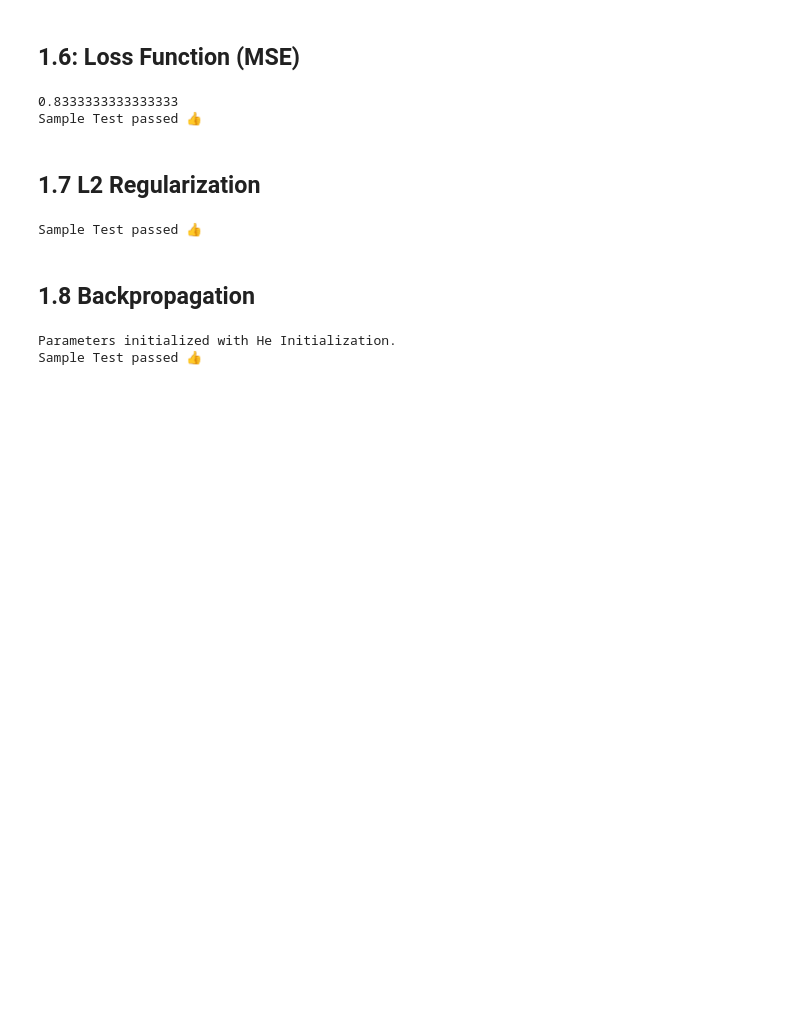
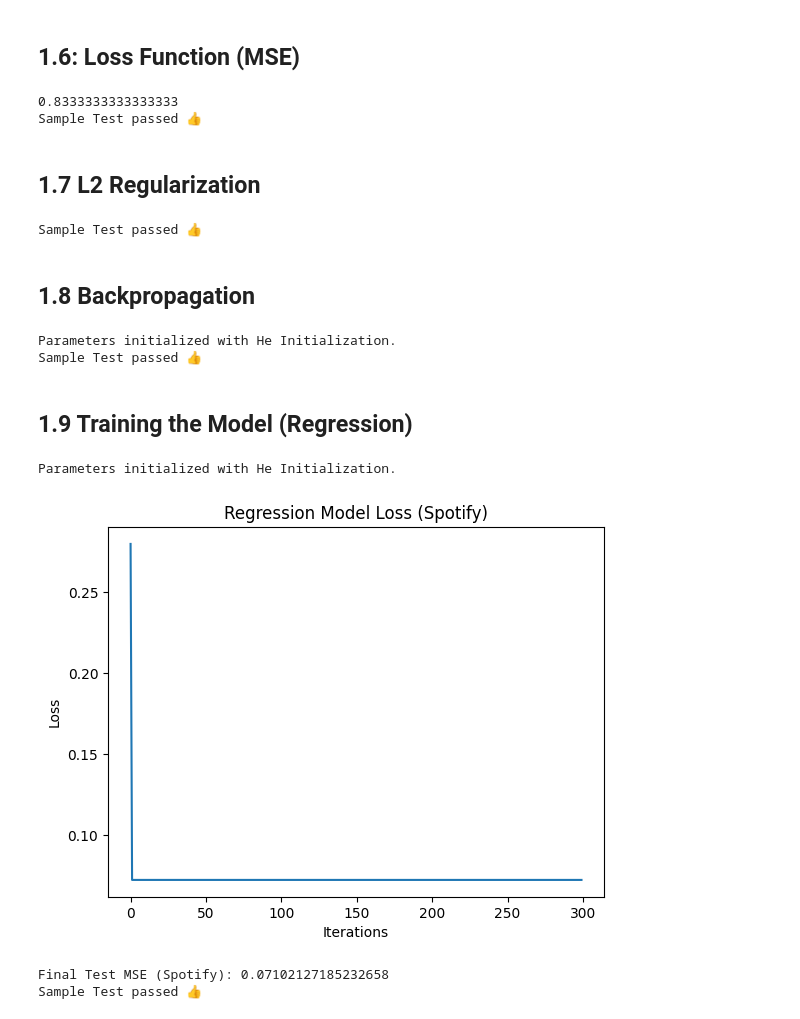
Before and after one commit to IlyaJahed2004/neural-networks-from-scratch, a Jupyter notebook: ANN_PROJECT.ipynb, the cells around one changed output. Cells and saved outputs as stored; diff of their text form; code cells hidden in the pictures; blank space fills up the shorter version.

Commit message:
Implement Stage 6 training loop and fix L2 regularization formulation

```diff
--- a/ANN_PROJECT.ipynb
+++ b/ANN_PROJECT.ipynb
@@ -257,7 +257,7 @@ def regularization_L2(lmbda, W1, W2, W3, W4, m):
     - reg_loss: The L2 regularization cost (scalar)
     '''
 
-    reg_loss = (lmbda/(2*m))*np.sum(np.linalg.norm(W1, axis=1)**2 + np.linalg.norm(W2, axis=1)**2 +np.linalg.norm(W3, axis=1)**2 + np.linalg.norm(W4, axis=1)**2)
+    reg_loss = (lmbda/(2*m))*(np.sum(W1**2)+ np.sum(W2**2)+ np.sum(W3**2)+ np.sum(W4**2))
     return reg_loss
 # %%
 # TEST CASE 1
@@ -344,3 +344,5 @@ print('Sample Test passed', '\U0001F44D')
 # %% [output]
 Parameters initialized with He Initialization.
 Sample Test passed 👍
+# %% [markdown]
+## 1.9 Training the Model (Regression)
@@ -346,0 +387,29 @@ Sample Test passed 👍
+# %%
+I = x_train_reg.shape[0]
+O = y_train_reg.shape[0]
+H1, H2, H3 = 64, 32, 16
+
+np.random.seed(seed)
+init_params_reg = Initialization(I, H1, H2, H3, O)
+
+# 300 iterations is just for testing. For a good result, try 3000-5000.
+losses_reg, params_reg = training_reg(x_train_reg, y_train_reg, init_params_reg, eta=0.05, num_iters=300, lmbda=0.01)
+plt.plot(losses_reg)
+plt.ylabel('Loss')
+plt.xlabel('Iterations')
+plt.title('Regression Model Loss (Spotify)')
+plt.show()
+# %% [output]
+Parameters initialized with He Initialization.
+[figure, added]
+# %%
+#Sample test case
+y_pred_test_reg, _ = feed_forward(x_test_reg, params_reg)
+test_loss = loss_compute(y_pred_test_reg, y_test_reg)
+print(f"Final Test MSE (Spotify): {test_loss}")
+
+assert losses_reg[-1] < losses_reg[0], "Loss should decrease!"
+print('Sample Test passed', '\U0001F44D')
+# %% [output]
+Final Test MSE (Spotify): 0.07102127185232658
+Sample Test passed 👍
```
Also changed, not shown: parts of 1 cell of this notebook, 1 other file.
